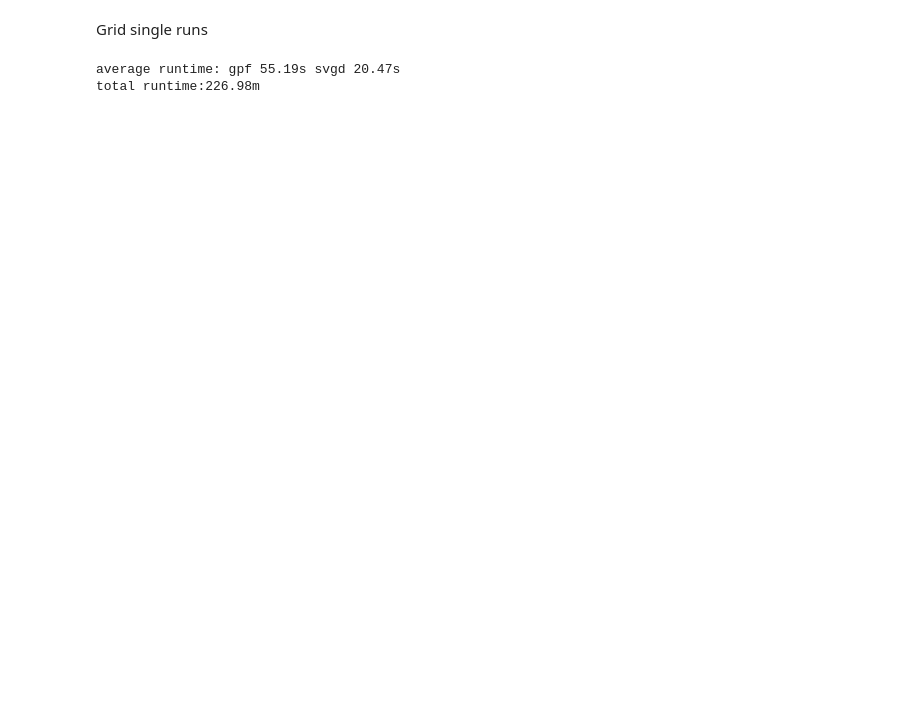
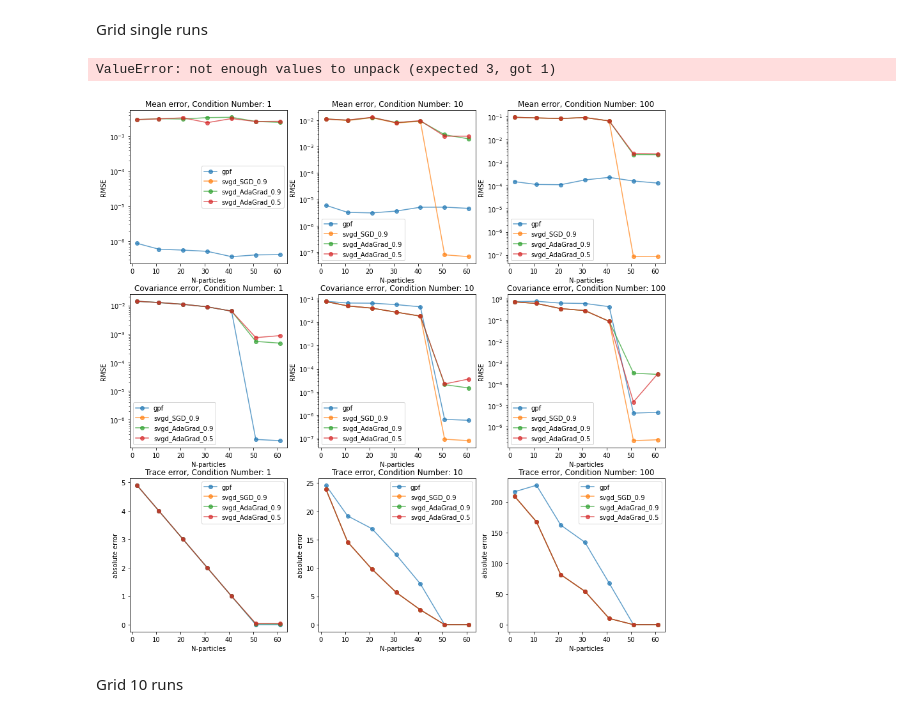
Before and after one commit to jthuemmel/linear_svgd, a Jupyter notebook: Results.ipynb, the cells around one changed output. Drawn from its saved outputs; the diff is of its cells as text; code cells hidden in the pictures; blank space fills up the shorter version.

Commit message:
Ran simulations with different optimizers

```diff
--- a/Results.ipynb
+++ b/Results.ipynb
@@ -13,11 +13,11 @@ Cs = [1,10,100] #condition numbers on the random covariance
 Ns = [2,11,21,31,41,51] #number of particles to use
 D = 50 #dimension of the target
 num_iter = 30000 #number of iterations
-num_runs = 10 #number of runs
+num_runs = 1 #number of runs
 eta = 10e-3 #learning rate
 standard_normal = torch.distributions.MultivariateNormal(torch.zeros(D),torch.eye(D)) #q0
-optimizer = my.SGD(eta = 1e-3,gamma = 0.9)
-#optimizer = my.AdaGrad(eta = 10e-3, alpha = 0.9)
+#optimizer = my.SGD(eta = 1e-3,gamma = 0.9)
+optimizer = my.AdaGrad(eta = eta, alpha = 0.9)
 # %%
 N = Ns[-1]
 C = Cs[-1]
@@ -87,0 +112,6 @@ Grid single runs
+# %%
+a,b,c = names[0].split('_')
+# %% [output]
+ValueError: not enough values to unpack (expected 3, got 1)
+# %%
+file_list = ['x0','target','x_gpf','x_svgd_SGD_0.9','x_svgd_AdaGrad_0.9','x_svgd_AdaGrad_0.5']
@@ -88,2 +161,44 @@ Grid single runs
+# %%
+mean_rmse = torch.zeros((len(Cs),len(Ns),len(optimizers)+1))
+cov_rmse = torch.zeros((len(Cs),len(Ns),len(optimizers)+1))
+trace_err = torch.zeros((len(Cs),len(Ns),len(optimizers)+1))
+
+for i,C in enumerate(Cs):
+    for j,N in enumerate(Ns):
+        run_path = os.path.join(data_path,'run_{}_C_{}_N_{}'.format(run,C,N))
+        p = torch.load(os.path.join(run_path,'target'))
+        for k,name in enumerate(names):
+            x = torch.load(os.path.join(run_path,'x_{}'.format(name)))
+            mean_rmse[i,j,k],cov_rmse[i,j,k],trace_err[i,j,k] = my.evaluate(x,p)
+# %%
+fig,axs = plt.subplots(3,len(Cs),figsize=(15,15))
+for i,C in enumerate(Cs):
+    plt.sca(axs[0,i])
+    for j in range(len(names)):
+        plt.semilogy(Ns,mean_rmse[i,:,j],'-o',label=names[j],alpha=0.7)
+    plt.legend()
+    plt.xlabel('N-particles')
+    plt.ylabel('RMSE')
+    plt.title('Mean error, Condition Number: {}'.format(C))
+
+    plt.sca(axs[1,i])
+    for j in range(len(names)):
+        plt.semilogy(Ns,cov_rmse[i,:,j],'-o',label=names[j],alpha=0.7)
+    plt.legend()
+    plt.xlabel('N-particles')
+    plt.ylabel('RMSE')
+    plt.title('Covariance error, Condition Number: {}'.format(C))
+
+    plt.sca(axs[2,i])
+    for j in range(len(names)):
+        plt.plot(Ns,trace_err[i,:,j],'-o',label=names[j],alpha=0.7)
+    plt.legend()
+    plt.xlabel('N-particles')
+    plt.ylabel('absolute error')
+    plt.title('Trace error, Condition Number: {}'.format(C))
+# %% [output]
+[figure, added]
+# %% [markdown]
+Grid 10 runs
 # %%
 Cs = [1,10,100] #condition numbers on the random covariance
@@ -132,6 +250,0 @@ for run in np.arange(num_runs):
-# %%
-print('average runtime: gpf {:.2f}s svgd {:.2f}s'.format(*torch.mean(runtime,(1,2,3))))
-print('total runtime:{:.2f}m'.format(torch.sum(runtime)/60))
-# %% [output]
-average runtime: gpf 55.19s svgd 20.47s
-total runtime:226.98m
```
Also changed, not shown: parts of 21 cells of this notebook.
